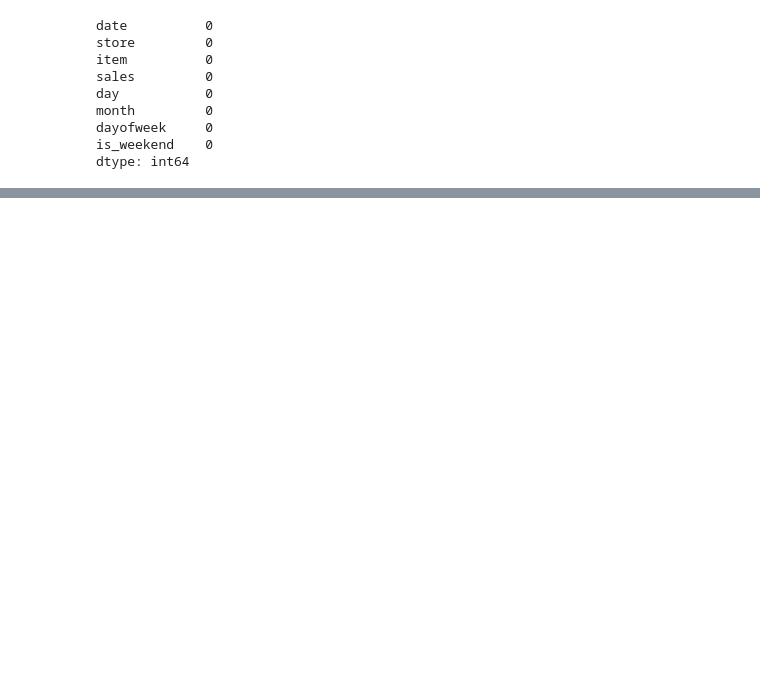
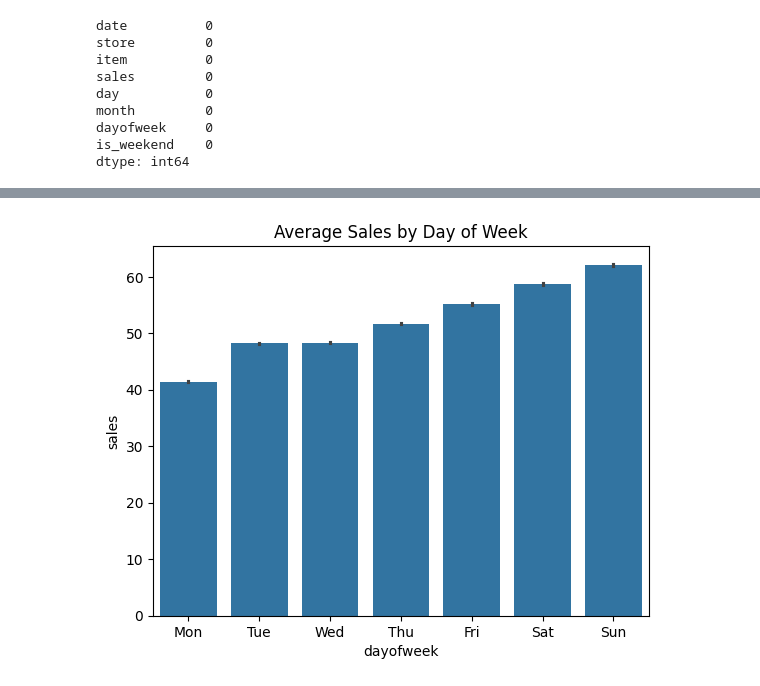
Before and after one commit to mann-rana29/Sales-Forecasting-Model, a Jupyter notebook: notebooks/eda.ipynb, the cells around one changed output, grey strips where cells are left out. Saved outputs shown, nothing was run; the diff lists cells and outputs as text; code cells hidden in the pictures; blank space fills up the shorter version.

```diff
--- a/notebooks/eda.ipynb
+++ b/notebooks/eda.ipynb
@@ -166,0 +182,8 @@ df.to_csv("../data/clean-data.csv",index = False)
+# %%
+labels = ["Mon", "Tue","Wed","Thu","Fri","Sat","Sun"]
+ax = sns.barplot(x = 'dayofweek', y = 'sales', data=df)
+ax.set_xticklabels(labels)
+plt.title("Average Sales by Day of Week")
+plt.savefig("../reports/average_sales_dayofweek.png")
+# %% [output]
+[figure, added]
```
Also changed, not shown: parts of 15 cells of this notebook, 11 other files.
